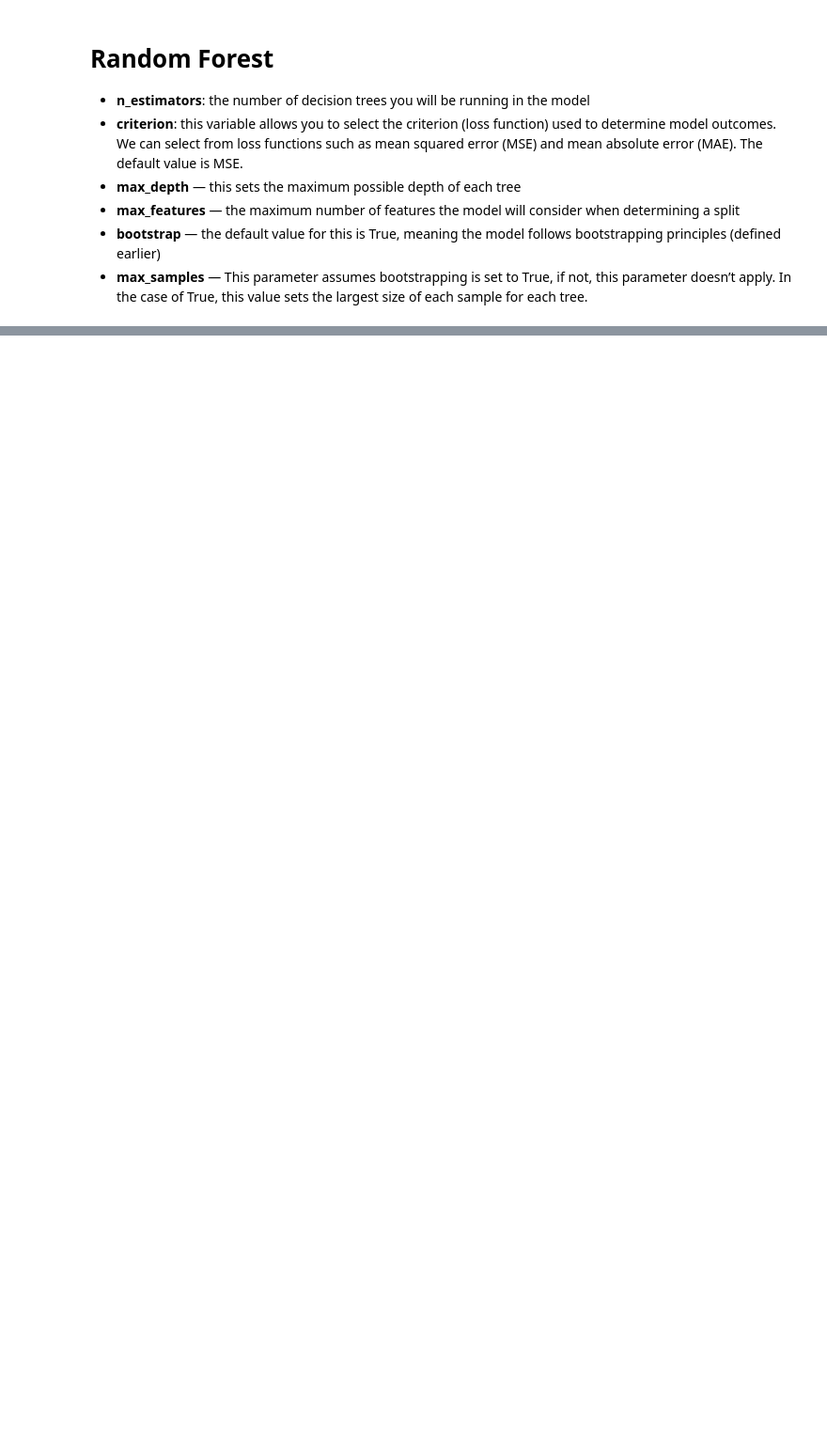
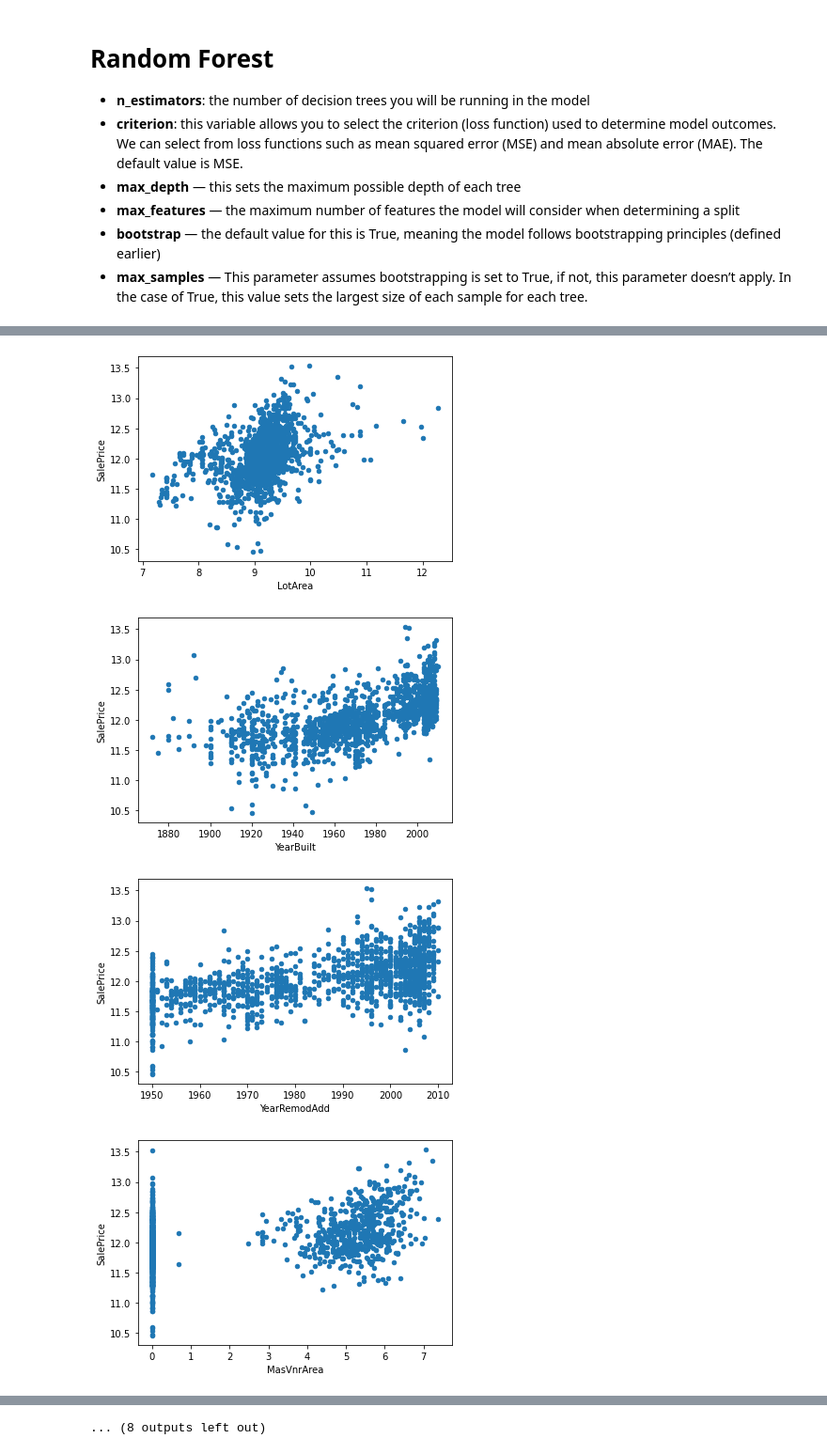
Before and after one commit to DomjanKatarina/House-Pricing-Kaggle-Competition, a Jupyter notebook: predictions.ipynb, the cells around one changed output, grey strips where cells are left out. Shown at 94% size. Saved outputs shown, nothing was run; the diff lists cells and outputs as text; code cells hidden in the pictures; blank space fills up the shorter version.

```diff
--- a/predictions.ipynb
+++ b/predictions.ipynb
@@ -683,0 +717,22 @@ print('MAE:', score)
+# %%
+# prepare the X and y set
+X_final = df_train.drop(columns=['SalePrice'])
+
+skewed_feats = X_final[num_var].apply(lambda x: stats.skew(x.dropna())) #compute skewness
+skewed_feats = skewed_feats[skewed_feats > 0.75]
+skewed_feats = skewed_feats.index
+
+X_final[skewed_feats] = np.log1p(X_final[skewed_feats])
+
+y_final = df_train.SalePrice
+y_final = np.log1p(y_final)
+# %%
+# let's observe the relationship between SalePrice and numerical variables in X (find outliers, correlation, ...)
+for var in num_var:
+  data = pd.concat([y_final, X_final[var]], axis=1)
+  data.plot.scatter(x=var, y='SalePrice');
+# %% [output]
+[figure, added]
+[figure, added]
+[figure, added]
+[figure, added]
@@ -683,0 +747 @@ print('MAE:', score)
+... (8 outputs left out)
```
Also changed, not shown: parts of 39 cells of this notebook.
